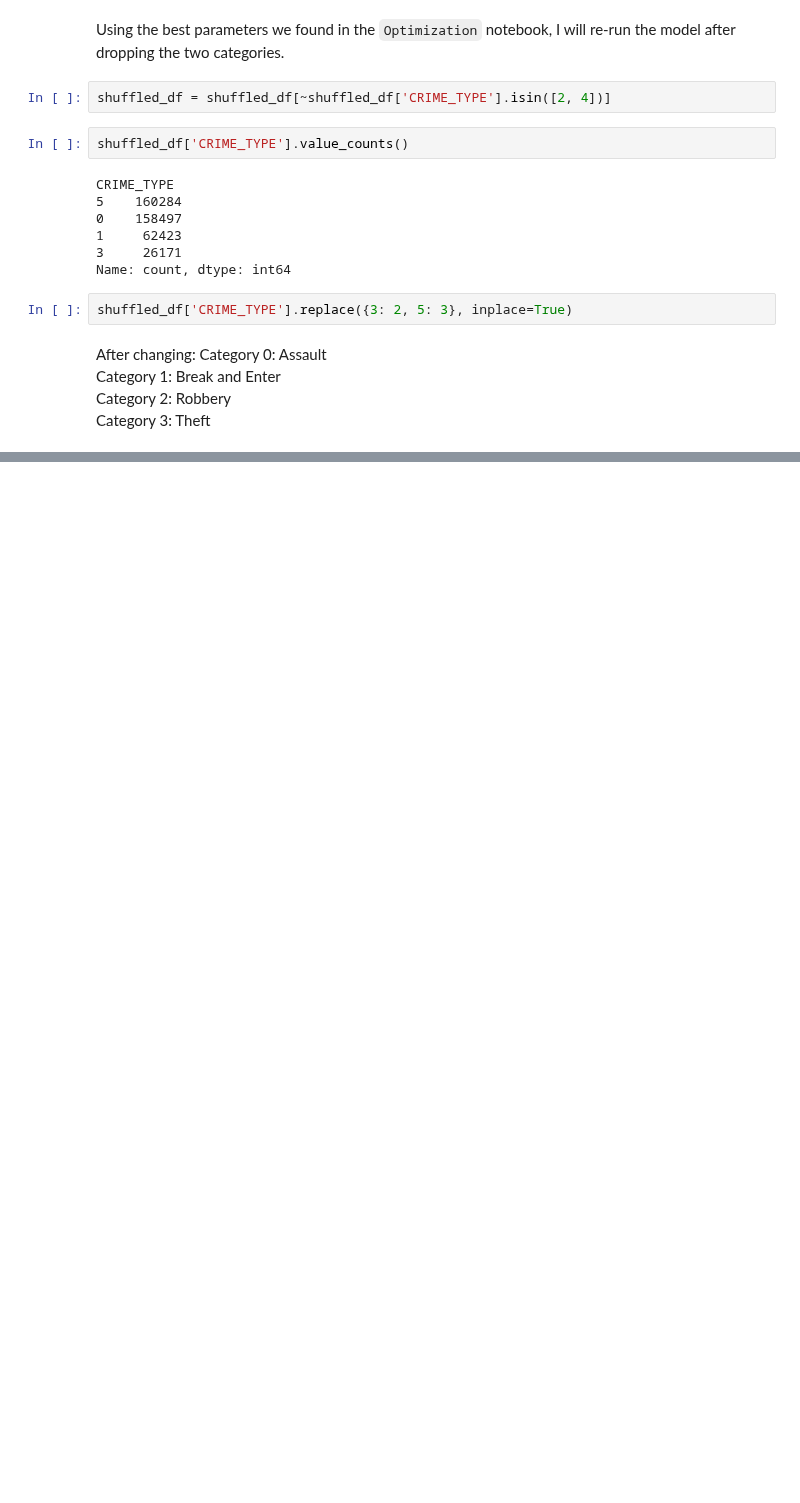
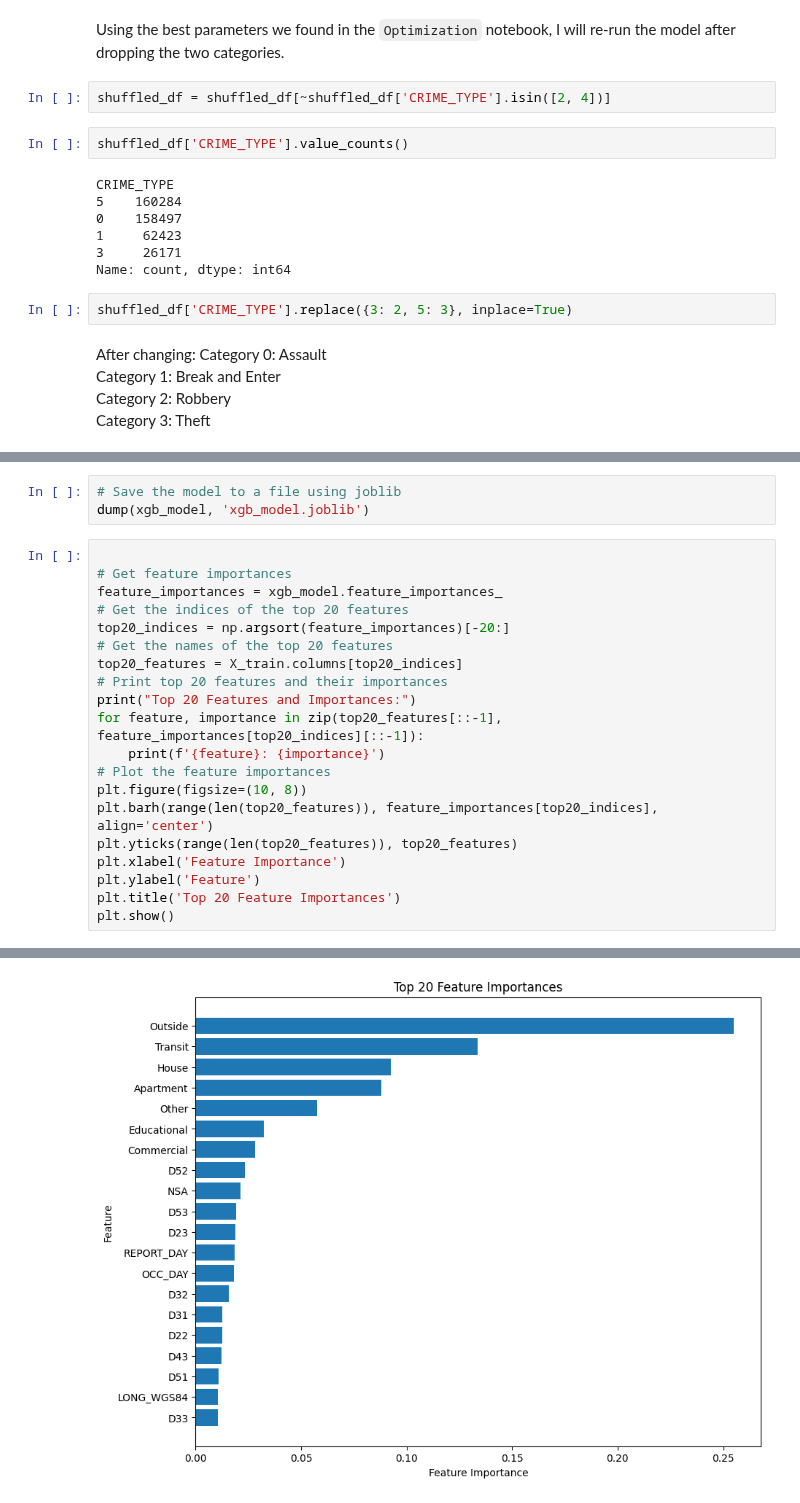
Before and after one commit to arsalan-radhu/Capstone_TorontoCrime, a Jupyter notebook: Models/FinalModel.ipynb, the cells around one changed output, grey strips where cells are left out. Saved outputs shown, nothing was run; the diff lists cells and outputs as text; blank space fills up the shorter version.

```diff
--- a/Models/FinalModel.ipynb
+++ b/Models/FinalModel.ipynb
@@ -181 +185,25 @@ Classification Report:
 weighted avg       0.62      0.64      0.62    122213
+# %%
+# Save the model to a file using joblib
+dump(xgb_model, 'xgb_model.joblib')
+# %%
+
+# Get feature importances
+feature_importances = xgb_model.feature_importances_
+# Get the indices of the top 20 features
+top20_indices = np.argsort(feature_importances)[-20:]
+# Get the names of the top 20 features
+top20_features = X_train.columns[top20_indices]
+# Print top 20 features and their importances
+print("Top 20 Features and Importances:")
+for feature, importance in zip(top20_features[::-1], feature_importances[top20_indices][::-1]):
+    print(f'{feature}: {importance}')
+# Plot the feature importances
+plt.figure(figsize=(10, 8))
+plt.barh(range(len(top20_features)), feature_importances[top20_indices], align='center')
+plt.yticks(range(len(top20_features)), top20_features)
+plt.xlabel('Feature Importance')
+plt.ylabel('Feature')
+plt.title('Top 20 Feature Importances')
+plt.show()
+# %% [output]
@@ -181,0 +227 @@ weighted avg       0.62      0.64      0.62    122213
+[figure, added]
```
Also changed, not shown: parts of 8 cells of this notebook, 7 other files.
